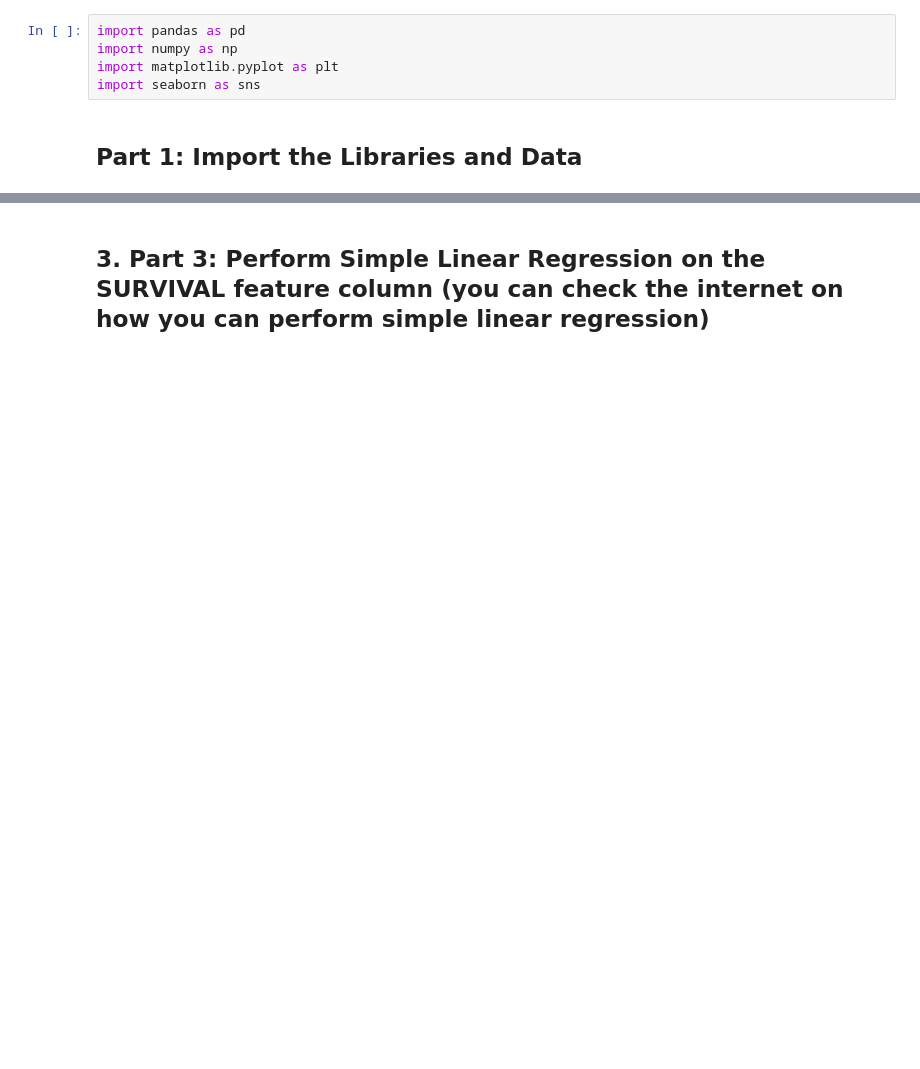
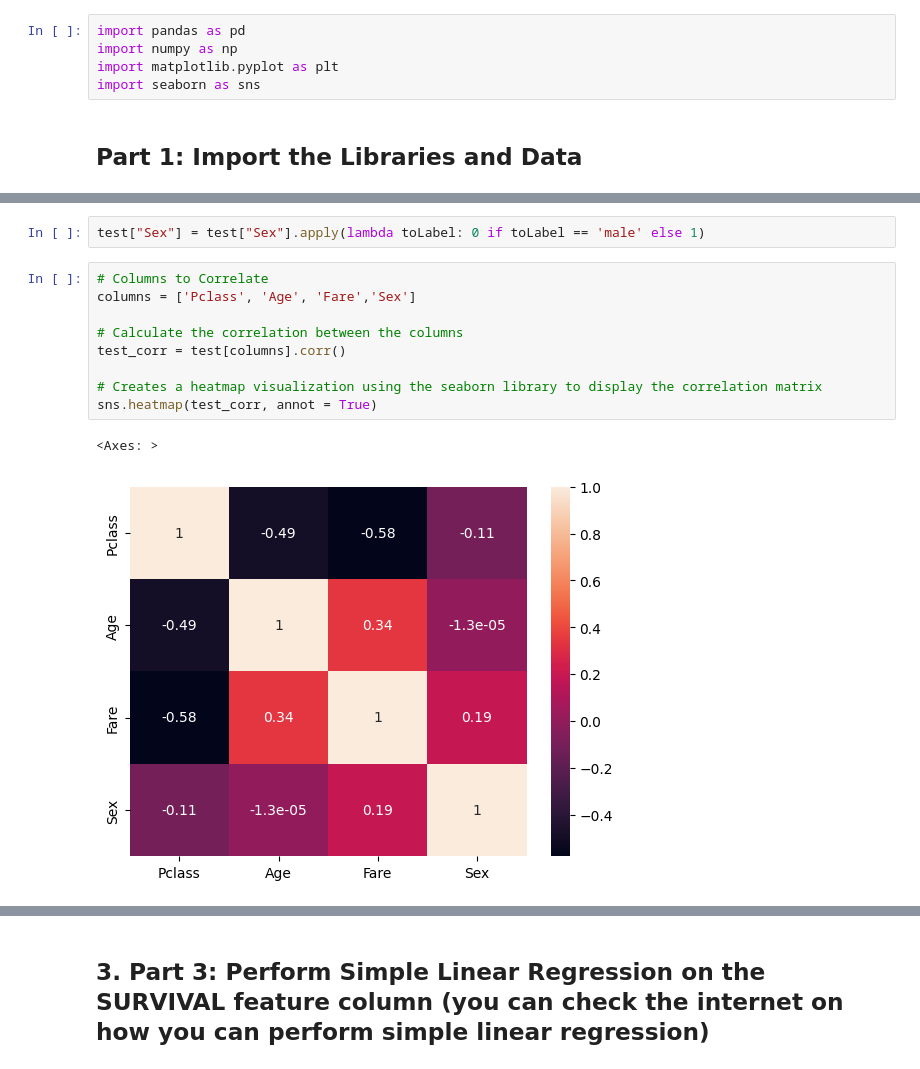
Before and after one commit to Rorando111/cpe019, a Jupyter notebook: Hands_on_Activity_4_1_Advanced_Data_Analytics_and_Machine_Learning.ipynb, the cells around one changed output, grey strips where cells are left out. Cells and saved outputs as stored; diff of their text form; blank space fills up the shorter version.

```diff
--- a/Hands_on_Activity_4_1_Advanced_Data_Analytics_and_Machine_Learning.ipynb
+++ b/Hands_on_Activity_4_1_Advanced_Data_Analytics_and_Machine_Learning.ipynb
@@ -84,0 +110,14 @@ sns.barplot(x='Pclass', y='Fare', data=tc_test_frame)
+# %%
+test["Sex"] = test["Sex"].apply(lambda toLabel: 0 if toLabel == 'male' else 1)
+# %%
+# Columns to Correlate
+columns = ['Pclass', 'Age', 'Fare','Sex']
+
+# Calculate the correlation between the columns
+test_corr = test[columns].corr()
+
+# Creates a heatmap visualization using the seaborn library to display the correlation matrix
+sns.heatmap(test_corr, annot = True)
+# %% [output]
+<Axes: >
+[figure, added]
```
Also changed, not shown: parts of 35 cells of this notebook.
